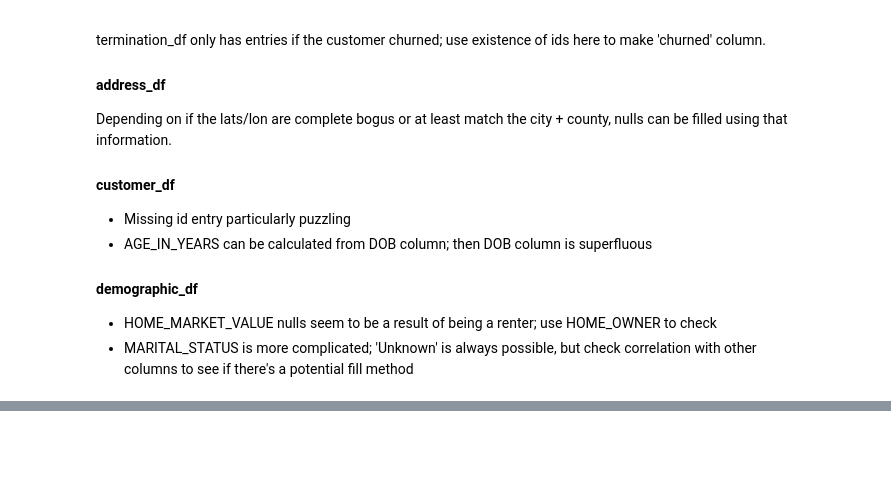
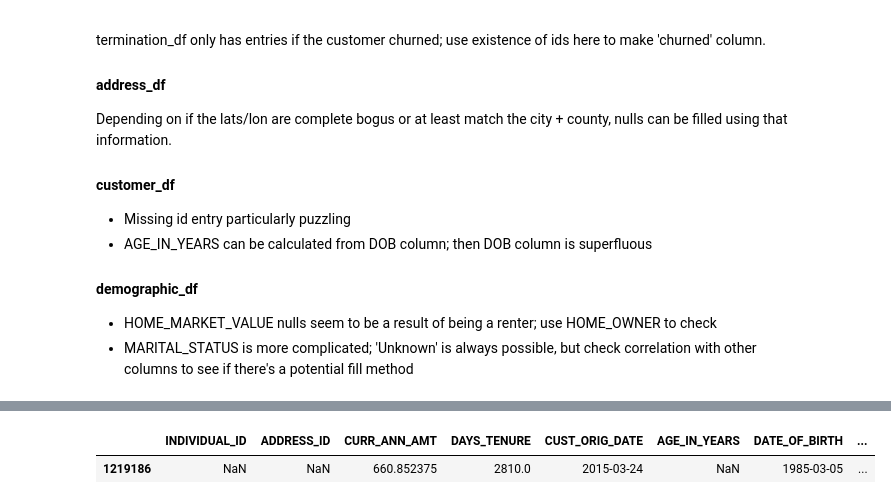
Before and after one commit to sbenston/auto_insurance_churn, a Jupyter notebook: insurance_cleaning.ipynb, the cells around one changed output, grey strips where cells are left out. Cells and saved outputs as stored; diff of their text form; code cells hidden in the pictures; blank space fills up the shorter version.

```diff
--- a/insurance_cleaning.ipynb
+++ b/insurance_cleaning.ipynb
@@ -221,0 +230,6 @@ Depending on if the lats/lon are complete bogus or at least match the city + cou
+# %%
+# Examine entry without INDIVIDUAL_ID value in customer_df
+customer_df[customer_df['INDIVIDUAL_ID'].isna()]
+# %% [output]
+|  | INDIVIDUAL_ID | ADDRESS_ID | CURR_ANN_AMT | DAYS_TENURE | CUST_ORIG_DATE | AGE_IN_YEARS | DATE_OF_BIRTH | ... |
+| 1219186 | NaN | NaN | 660.852375 | 2810.0 | 2015-03-24 | NaN | 1985-03-05 | ... |
```
Also changed, not shown: parts of 8 cells of this notebook.
